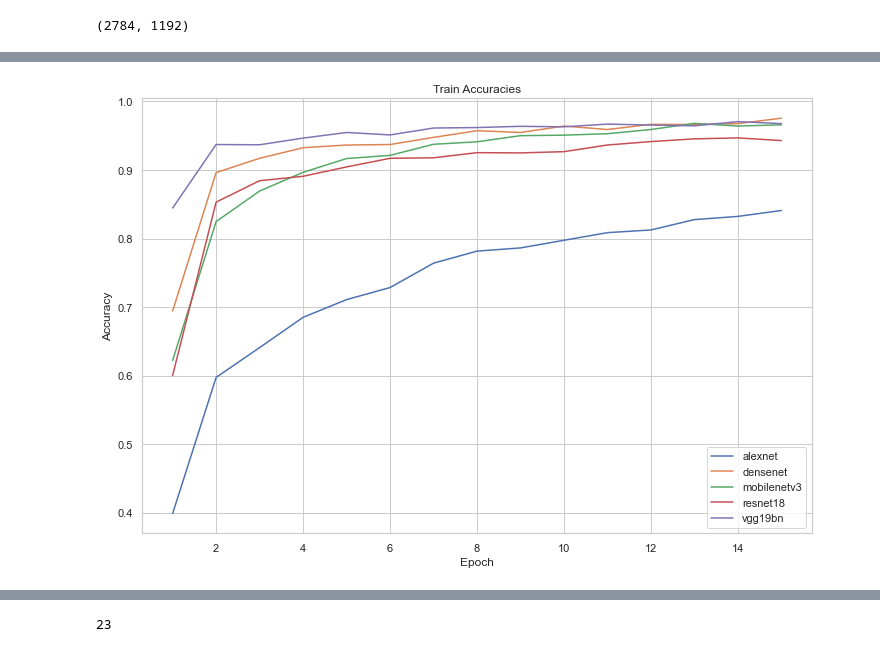
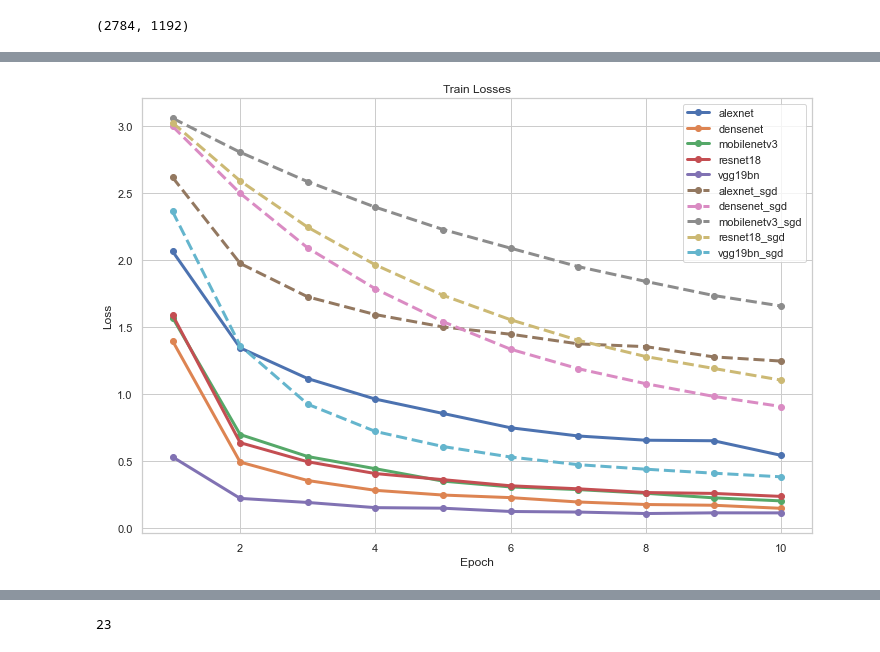
Before and after one commit to oguzaliarslan/pet_classification, a Jupyter notebook: breed_classification.ipynb, the cells around one changed output, grey strips where cells are left out. Saved outputs shown, nothing was run; the diff lists cells and outputs as text; code cells hidden in the pictures.

```diff
--- a/breed_classification.ipynb
+++ b/breed_classification.ipynb
@@ -203,5 +186,6 @@ Epoch 12/15
 # %%
 model_accuracies_dict, model_test_accuracies_dict, model_losses_dict, last_true_labels, last_model_preds, model_names = dog_breed.load_the_results(type='dog')
+model_accuracies_dict_sgd, model_test_accuracies_dict_sgd, model_losses_dict_sgd, last_true_labels_sgd, last_model_preds_sgd, model_names_sgd = dog_breed.load_the_results_sgd(type='dog')
 # %%
 confusion_matrices = []
 
@@ -226,0 +213,13 @@ for i, cm in enumerate(confusion_matrices):
+# %%
+plt.figure(figsize=(12, 8), dpi=120)
+
+for model, accuracies in model_accuracies_dict.items():
+    plt.plot(range(1, len(accuracies) + 1), accuracies, marker='o', label=model, linewidth=3)
+
+for model, accuracies in model_accuracies_dict_sgd.items():
+    plt.plot(range(1, len(accuracies) + 1), accuracies, marker='o', linestyle='dashed', label=f'{model}_sgd', linewidth=3)
+
+plt.xlabel('Epoch', fontsize=15)
+plt.ylabel('Accuracy', fontsize=15)
+plt.legend()
+plt.show()
@@ -227,13 +269,16 @@ for i, cm in enumerate(confusion_matrices):
 # %%
 plt.figure(figsize=(12, 8))
 
-for model, accuracies in model_accuracies_dict.items():
-    plt.plot(range(1, len(accuracies) + 1), accuracies, label=model)
+for model, accuracies in model_losses_dict.items():
+    plt.plot(range(1, len(accuracies) + 1), accuracies, marker='o', label=model, linewidth=3)
 
-plt.title('Train Accuracies')
+for model, accuracies in model_losses_dict_sgd.items():
+    plt.plot(range(1, len(accuracies) + 1), accuracies, marker='o', linestyle='dashed', label=f'{model}_sgd', linewidth=3)
+
+plt.title('Train Losses')
 plt.xlabel('Epoch')
-plt.ylabel('Accuracy')
+plt.ylabel('Loss')
 plt.legend()
 plt.show()
 # %% [output]
-[figure, old version]
+[figure, new version]
```
Also changed, not shown: parts of 37 cells of this notebook, 26 other files.
